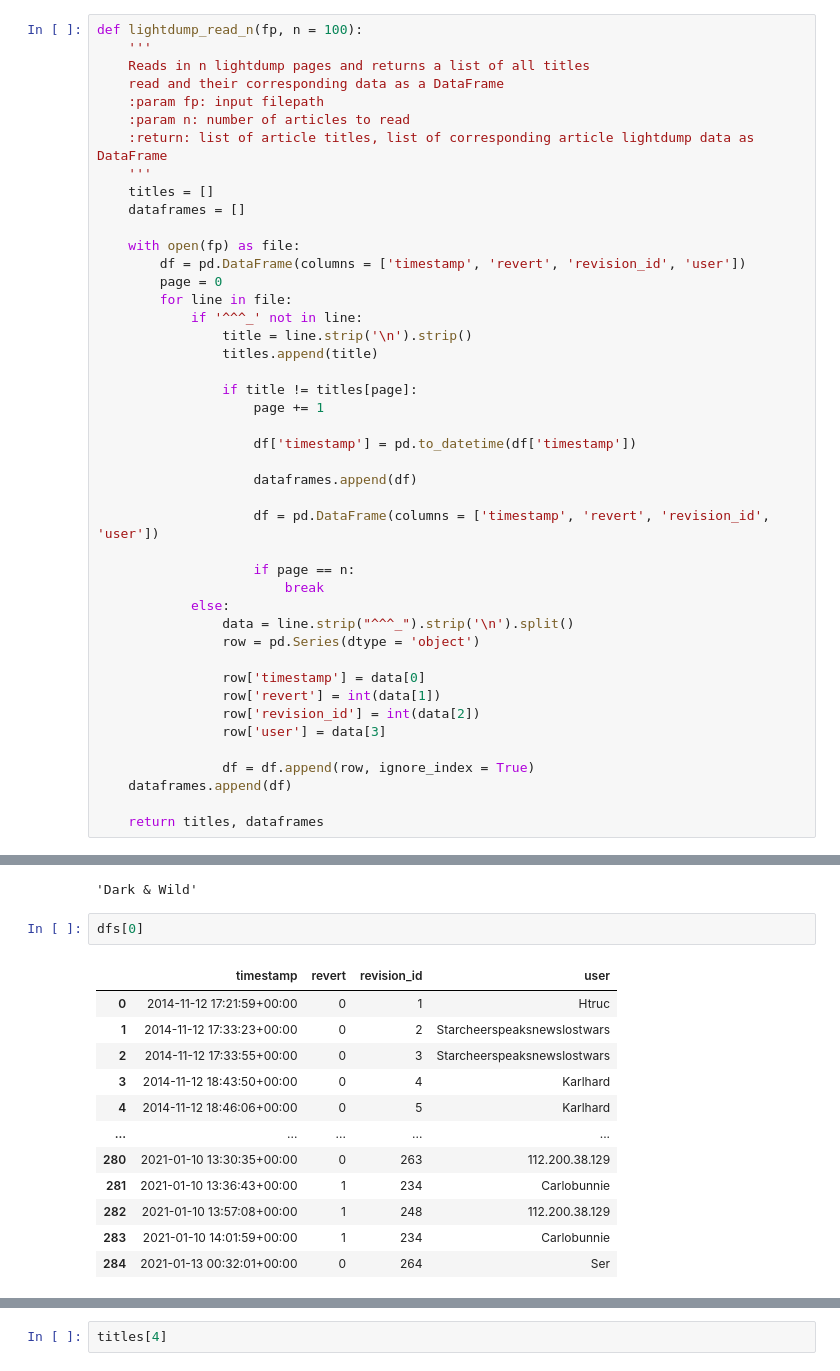
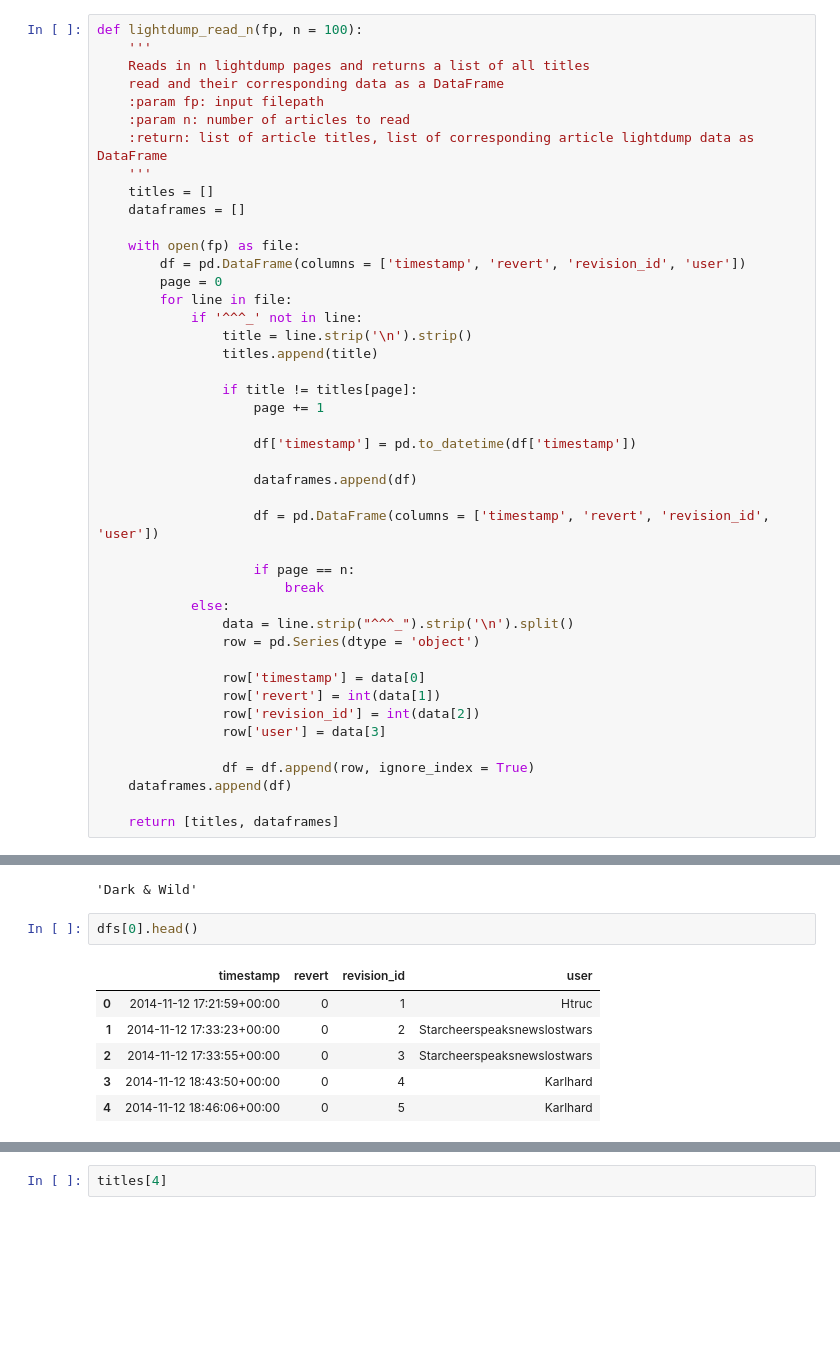
Before and after one commit to dliu9999/Fandom-Online-Collaboration, a Jupyter notebook: notebooks/album release.ipynb, the cells around one changed output, grey strips where cells are left out. Saved outputs shown, nothing was run; the diff lists cells and outputs as text; blank space fills up the shorter version.

```diff
--- a/notebooks/album release.ipynb
+++ b/notebooks/album release.ipynb
@@ -190,7 +195,7 @@ def lightdump_read_n(fp, n = 100):
                 df = df.append(row, ignore_index = True)
     dataframes.append(df)
 
-    return titles, dataframes
+    return [titles, dataframes]
 # %%
 #Check bts album time series data
 fp = "../data/raw/light_dump/bts_albums.txt"
@@ -200,17 +207,11 @@ titles[0]
 # %% [output]
 'Dark & Wild'
 # %%
-dfs[0]
+dfs[0].head()
 # %% [output]
 |  | timestamp | revert | revision_id | user |
 | 0 | 2014-11-12 17:21:59+00:00 | 0 | 1 | Htruc |
 | 1 | 2014-11-12 17:33:23+00:00 | 0 | 2 | Starcheerspeaksnewslostwars |
 | 2 | 2014-11-12 17:33:55+00:00 | 0 | 3 | Starcheerspeaksnewslostwars |
 | 3 | 2014-11-12 18:43:50+00:00 | 0 | 4 | Karlhard |
 | 4 | 2014-11-12 18:46:06+00:00 | 0 | 5 | Karlhard |
-| ... | ... | ... | ... | ... |
-| 280 | 2021-01-10 13:30:35+00:00 | 0 | 263 | 112.200.38.129 |
-| 281 | 2021-01-10 13:36:43+00:00 | 1 | 234 | Carlobunnie |
-| 282 | 2021-01-10 13:57:08+00:00 | 1 | 248 | 112.200.38.129 |
-| 283 | 2021-01-10 14:01:59+00:00 | 1 | 234 | Carlobunnie |
-| 284 | 2021-01-13 00:32:01+00:00 | 0 | 264 | Ser |
```
Also changed, not shown: parts of 19 cells of this notebook, 1 other file.
